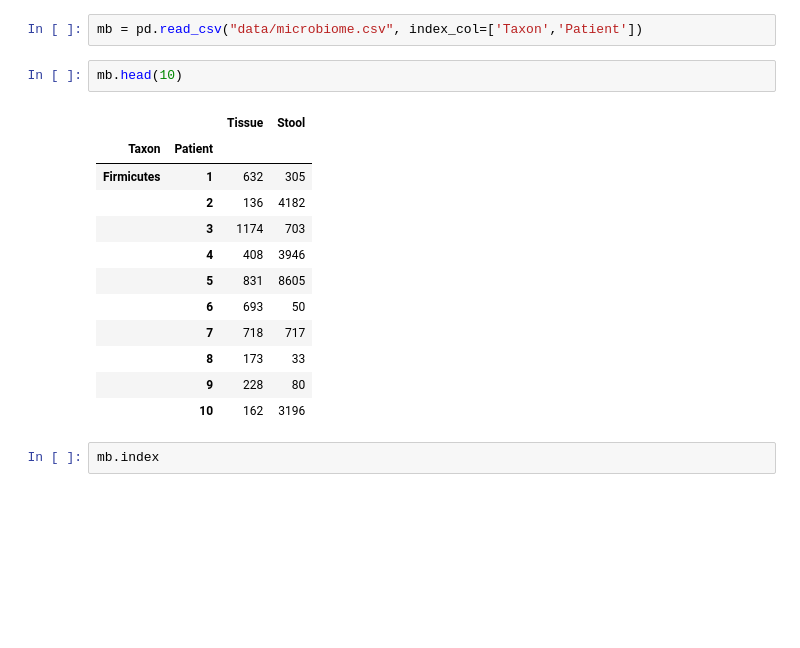
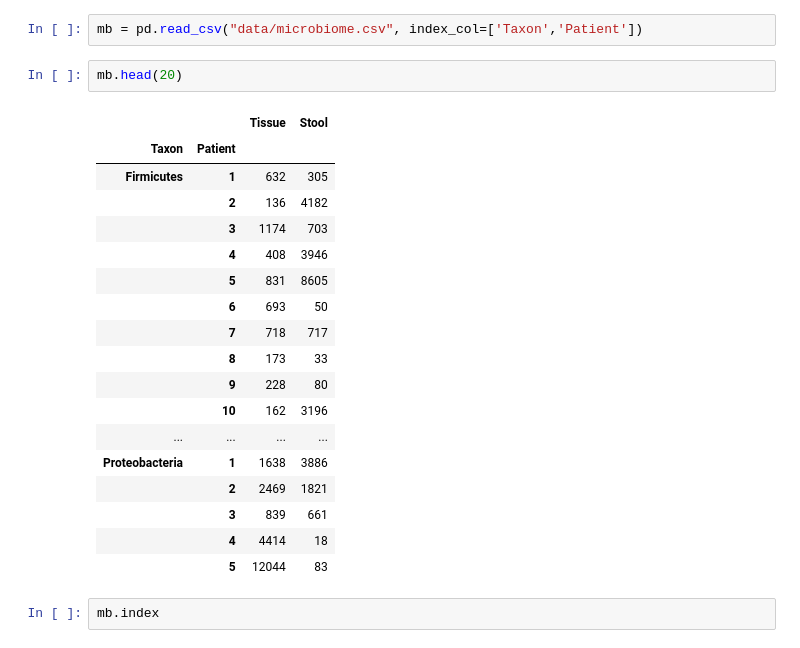
Before and after one commit to PhamQuocDatAI/PTDL-with-Python, a Jupyter notebook: Phân tích dữ liệu/statistical-analysis-python-tutorial-master/1. Introduction to Pandas.ipynb, the cells around one changed output. Drawn from its saved outputs; the diff is of its cells as text; blank space fills up the shorter version.

```diff
--- a/Phân tích dữ liệu/statistical-analysis-python-tutorial-master/1. Introduction to Pandas.ipynb
+++ b/Phân tích dữ liệu/statistical-analysis-python-tutorial-master/1. Introduction to Pandas.ipynb
@@ -1505,20 +1517,26 @@ Recall earlier we imported some microbiome data using two index columns. This cr
 # %%
 mb = pd.read_csv("data/microbiome.csv", index_col=['Taxon','Patient'])
 # %%
-mb.head(10)
+mb.head(20)
 # %% [output]
 |  |  | Tissue | Stool |
 | Taxon | Patient |  |  |
 | Firmicutes | 1 | 632 | 305 |
 |  | 2 | 136 | 4182 |
 |  | 3 | 1174 | 703 |
 |  | 4 | 408 | 3946 |
 |  | 5 | 831 | 8605 |
 |  | 6 | 693 | 50 |
 |  | 7 | 718 | 717 |
 |  | 8 | 173 | 33 |
 |  | 9 | 228 | 80 |
 |  | 10 | 162 | 3196 |
+| ... | ... | ... | ... |
+| Proteobacteria | 1 | 1638 | 3886 |
+|  | 2 | 2469 | 1821 |
+|  | 3 | 839 | 661 |
+|  | 4 | 4414 | 18 |
+|  | 5 | 12044 | 83 |
 # %%
 mb.index
 # %% [output]
```
Also changed, not shown: parts of 61 cells of this notebook, 6 other files.
